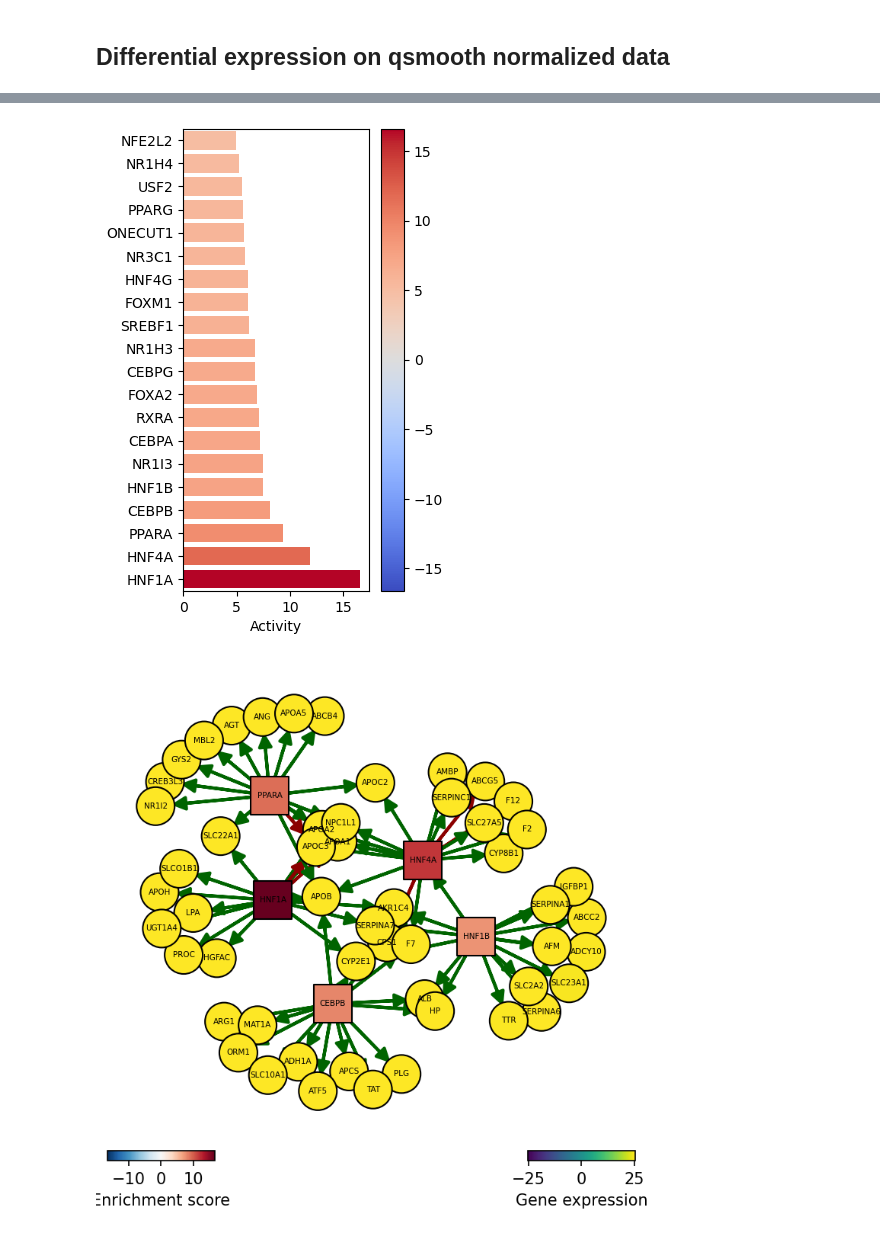
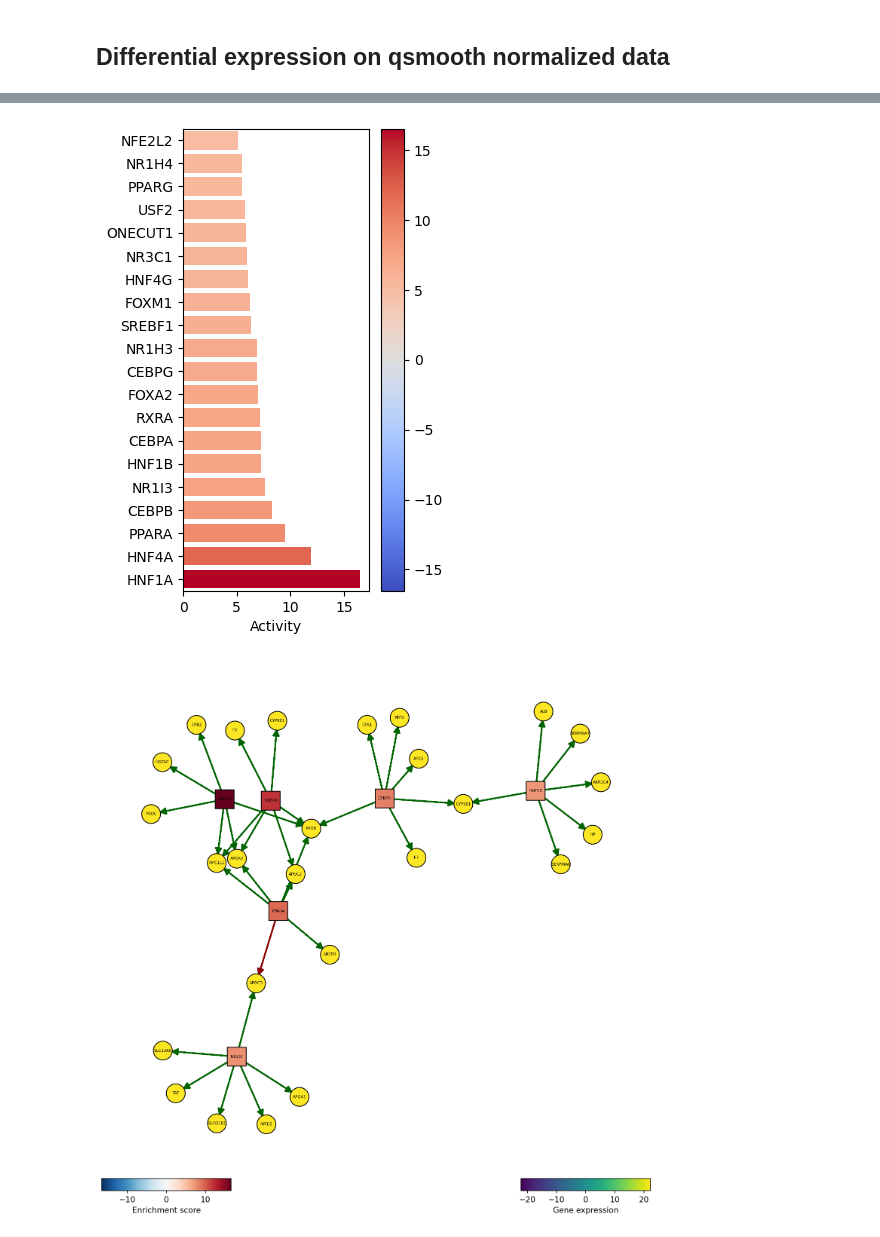
Before and after one commit to j-bac/GTEx_analysis, a Jupyter notebook: analyses/1_baseline_specificity.ipynb, the cells around one changed output, grey strips where cells are left out. Drawn from its saved outputs; the diff is of its cells as text; code cells hidden in the pictures.

```diff
--- a/analyses/1_baseline_specificity.ipynb
+++ b/analyses/1_baseline_specificity.ipynb
@@ -89,32 +81,14 @@ Tau(adata.X[:,0].toarray())
 # %% [markdown]
 ## Differential expression on qsmooth normalized data
-# %%
-liver = 'Liver_expressed'
-rest = ['Muscle - Skeletal_expressed',
-        'Heart - Atrial Appendage_expressed', 'Thyroid_expressed',
-        'Lung_expressed', 'Spleen_expressed', 'Pancreas_expressed',
-        'Stomach_expressed', 'Heart - Left Ventricle_expressed',
-        'Pituitary_expressed',  'Kidney - Cortex_expressed',
-        'Kidney - Medulla_expressed']
-
-# for t in adata.obs['SMTSD'].unique():
-#     tissue_idx = adata.obs['SMTSD']==t
-#     adata.var[t+'_expressed'] = ((adata[tissue_idx].X>0).A.sum(0) > 0)
-
-# liver_specific_on = (~adata.var[rest].sum(1)>0) & adata.var[[liver]].sum(1)>0
-
-liverVSrest = (adata.obs['SMTSD'] == 'Liver')
-adata.obs['liverVSrest'] = ''
-adata.obs.loc[liverVSrest,'liverVSrest'] = 'Liver'
-adata.obs.loc[~liverVSrest,'liverVSrest'] = 'rest'
 # %%
 sc.tl.rank_genes_groups(adata,groupby='SMTSD',method='wilcoxon',key_added='tissue_pairwise_wilcoxon')
 
 results_df = sc.get.rank_genes_groups_df(adata,group='Liver',key='tissue_pairwise_wilcoxon').set_index('names').join(adata.var).set_index('Description')
 
+# LYNX1 is a duplicated name but not in collectri network and can be safely renamed here
+results_df.index = [(c if c!= 'LYNX1' else c+f'{i}') for i, c in enumerate(results_df.index)]
 # input to TF activity inference with collectri
 mat = results_df[['scores']].T.rename(index={'scores': 'liver.vs.rest'})
-mat = mat[[c for c in mat.columns if c!='LYNX1']] # LYNX1 is not in collectri network and can be safely ignored here
 # %%
 dc.plot_volcano_df(
     results_df,
@@ -173,22 +114,29 @@ Running ulm on mat with 1 samples and 17957 targets for 764 sources.
 # %%
-tf_acts.T.hist()
+tf_acts.T.hist(bins=50)
+plt.title('TF activities, liver.vs.rest')
+plt.savefig('../figures/1_TF_activites_hist.png',dpi=100,bbox_inches='tight')
+plt.show()
+
 dc.plot_barplot(
     acts=tf_acts,
     contrast='liver.vs.rest',
     top=20,
     vertical=True,
-    figsize=(3, 6)
+    figsize=(3, 6),
+    save='../figures/1_TF_activities_top20_bar.png'
 )
 dc.plot_network(
     net=collectri,
     obs=mat,
     act=tf_acts,
-    n_sources=5,
-    n_targets=15,
+    n_sources=6,
+    n_targets=6,
     node_size=50,
-    figsize=(5, 5),
+    figsize=(10, 10),
     c_pos_w='darkgreen',
     c_neg_w='darkred',
-    vcenter=True
+    vcenter=True,
+    save='../figures/1_TF_activities_network.png'
+
 )
 # %% [output]
@@ -196,2 +144,2 @@ dc.plot_network(
-[figure, old version]
+[figure, new version]
-[figure, old version]
+[figure, new version]
```
Also changed, not shown: parts of 25 cells of this notebook.
